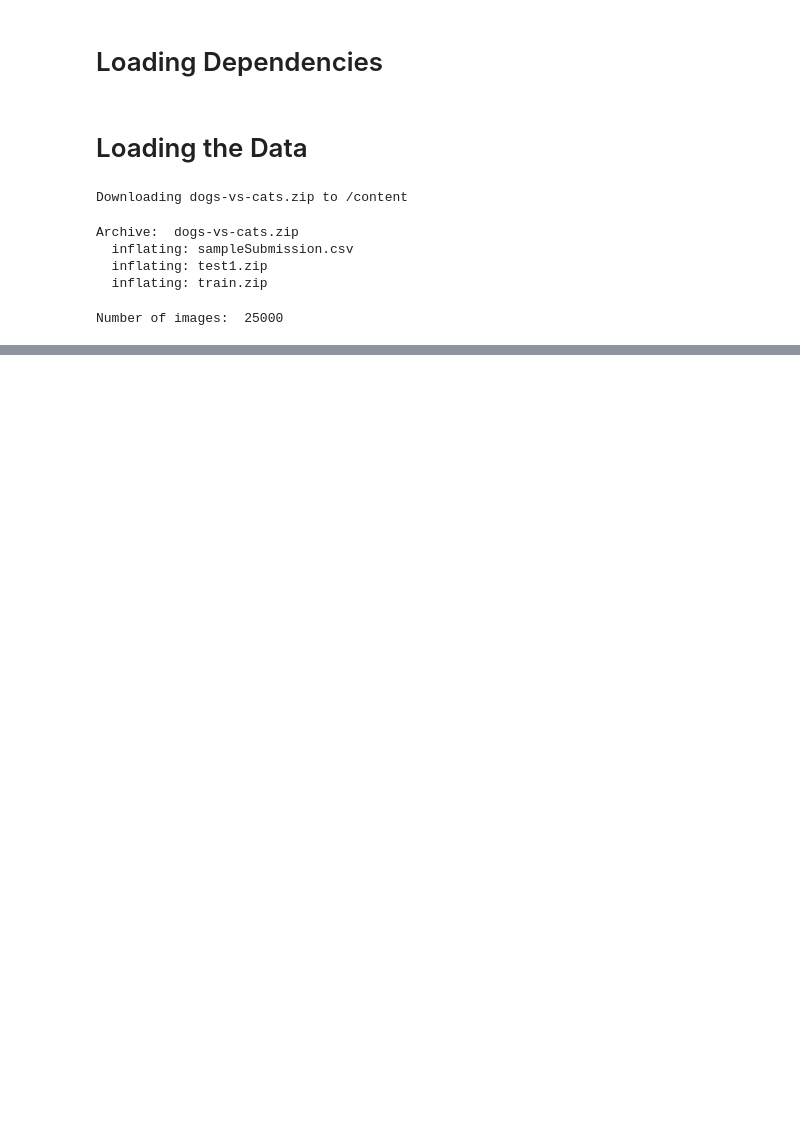
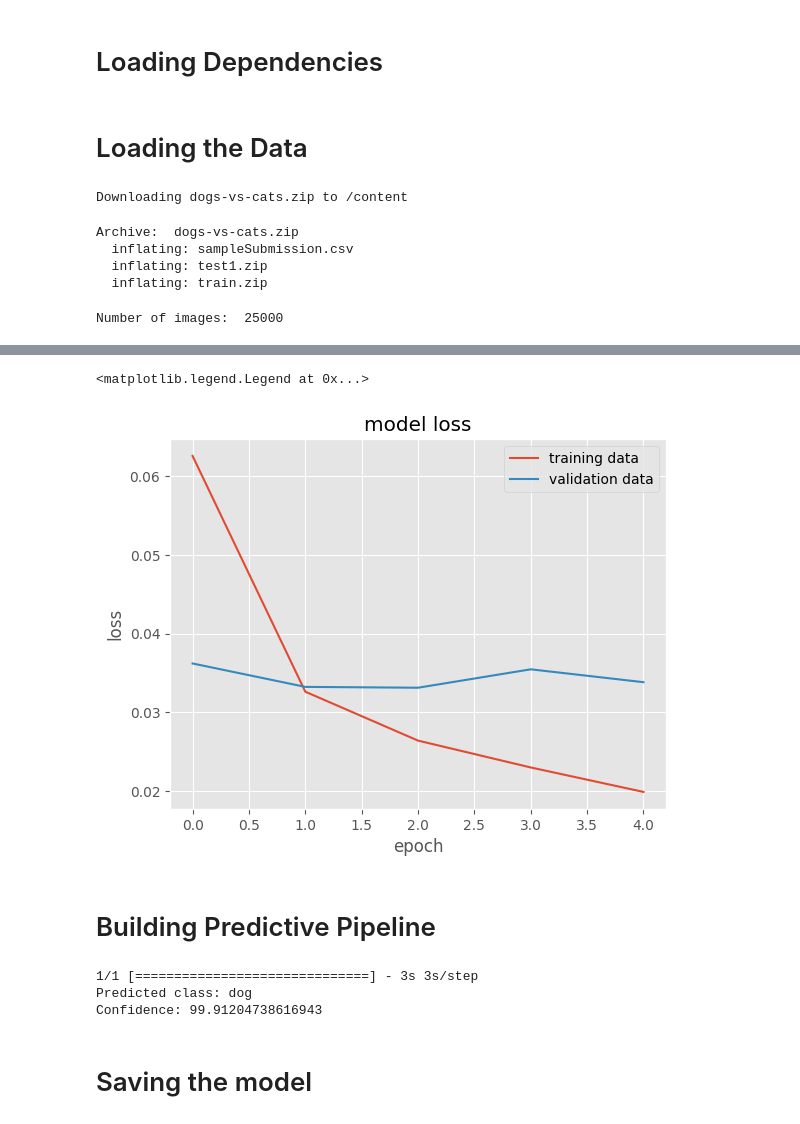
Before and after one commit to M-Awwab-Khan/Dog-vs-Cat-Classification-Transfer-Learning, a Jupyter notebook: Dog_vs_Cat_Classification_Mobilenet_V3.ipynb, the cells around one changed output, grey strips where cells are left out. Cells and saved outputs as stored; diff of their text form; code cells hidden in the pictures; blank space fills up the shorter version.

```diff
--- a/Dog_vs_Cat_Classification_Mobilenet_V3.ipynb
+++ b/Dog_vs_Cat_Classification_Mobilenet_V3.ipynb
@@ -80,0 +240,61 @@ plt.imshow(img)
+# %%
+plt.plot(history.history['loss'])
+plt.plot(history.history['val_loss'])
+
+plt.title('model loss')
+plt.ylabel('loss')
+plt.xlabel('epoch')
+
+plt.legend(['training data', 'validation data'], loc = 'upper right')
+# %% [output]
+<matplotlib.legend.Legend at 0x...>
+[figure, added]
+# %% [markdown]
+# Building Predictive Pipeline
+# %%
+# Define the target image size expected by the model
+target_size = (224, 224)
+
+# Load the trained model
+# model = tf.keras.models.load_model("path/to/saved/model")
+
+def preprocess_image(image_path):
+    # Load the image using PIL
+    image = Image.open(image_path)
+    # Resize the image to match the target size expected by the model
+    image = image.resize(target_size)
+    # Convert the image to a NumPy array
+    image_array = np.asarray(image)
+    # Normalize the pixel values to [0, 1]
+    image_array = image_array / 255.0
+    # Expand the dimensions of the image array to match the expected input shape of the model
+    image_array = np.expand_dims(image_array, axis=0)
+    return image_array
+
+def classify_image(image_path):
+    # Preprocess the image
+    preprocessed_image = preprocess_image(image_path)
+    # Make predictions using the trained model
+    predictions = model.predict(preprocessed_image)
+    # Map prediction probabilities to class labels
+    class_labels = ["cat", "dog"]
+    probabilities = softmax(predictions[0])
+    predicted_class = class_labels[np.argmax(probabilities)]
+    confidence = np.max(probabilities) * 100
+    return predicted_class, confidence
+
+def softmax(x):
+    """Compute softmax values for each sets of scores in x."""
+    return np.exp(x) / np.sum(np.exp(x), axis=0)
+
+# Example usage
+image_path = "/content/dog.jpg"
+predicted_class, confidence = classify_image(image_path)
+print("Predicted class:", predicted_class)
+print("Confidence:", confidence)
+# %% [output]
+1/1 [==============================] - 3s 3s/step
+Predicted class: dog
+Confidence: 99.91204738616943
+# %% [markdown]
+# Saving the model
```
Also changed, not shown: parts of 20 cells of this notebook.
